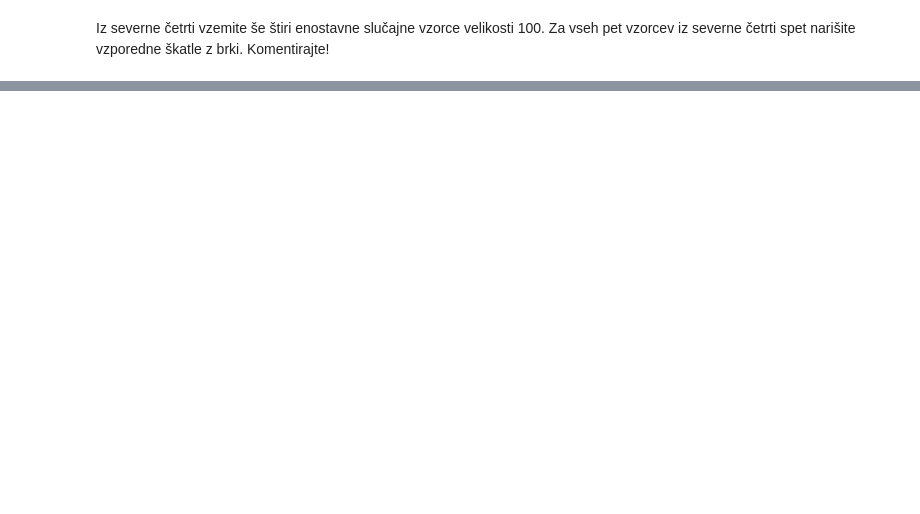
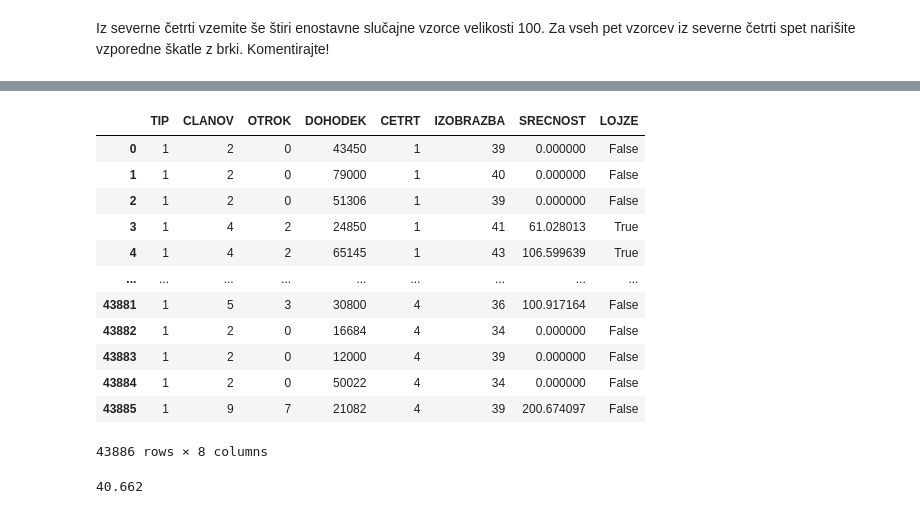
Before and after one commit to MartinZust123/Analysis-of-data-about-Kibergrad, a Jupyter notebook: Priloge/Kibergrad_analiza.ipynb, the cells around one changed output, grey strips where cells are left out. Cells and saved outputs as stored; diff of their text form; code cells hidden in the pictures; blank space fills up the shorter version.

```diff
--- a/Priloge/Kibergrad_analiza.ipynb
+++ b/Priloge/Kibergrad_analiza.ipynb
@@ -382,0 +437,28 @@ plt.show()
+# %%
+def kolicina(n):
+    if n == 1 or n == 2:
+        return True
+    else:
+        return False
+
+df["LOJZE"] = df["OTROK"].apply(kolicina)
+df
+# %% [output]
+|  | TIP | CLANOV | OTROK | DOHODEK | CETRT | IZOBRAZBA | SRECNOST | LOJZE |
+| 0 | 1 | 2 | 0 | 43450 | 1 | 39 | 0.000000 | False |
+| 1 | 1 | 2 | 0 | 79000 | 1 | 40 | 0.000000 | False |
+| 2 | 1 | 2 | 0 | 51306 | 1 | 39 | 0.000000 | False |
+| 3 | 1 | 4 | 2 | 24850 | 1 | 41 | 61.028013 | True |
+| 4 | 1 | 4 | 2 | 65145 | 1 | 43 | 106.599639 | True |
+| ... | ... | ... | ... | ... | ... | ... | ... | ... |
+| 43881 | 1 | 5 | 3 | 30800 | 4 | 36 | 100.917164 | False |
+| 43882 | 1 | 2 | 0 | 16684 | 4 | 34 | 0.000000 | False |
+| 43883 | 1 | 2 | 0 | 12000 | 4 | 39 | 0.000000 | False |
+| 43884 | 1 | 2 | 0 | 50022 | 4 | 34 | 0.000000 | False |
+| 43885 | 1 | 9 | 7 | 21082 | 4 | 39 | 200.674097 | False |
+43886 rows × 8 columns
+# %%
+filt = (df["LOJZE"] == True)
+round(100*len(df[filt])/len(df),3)
+# %% [output]
+40.662
```
Also changed, not shown: parts of 24 cells of this notebook.
